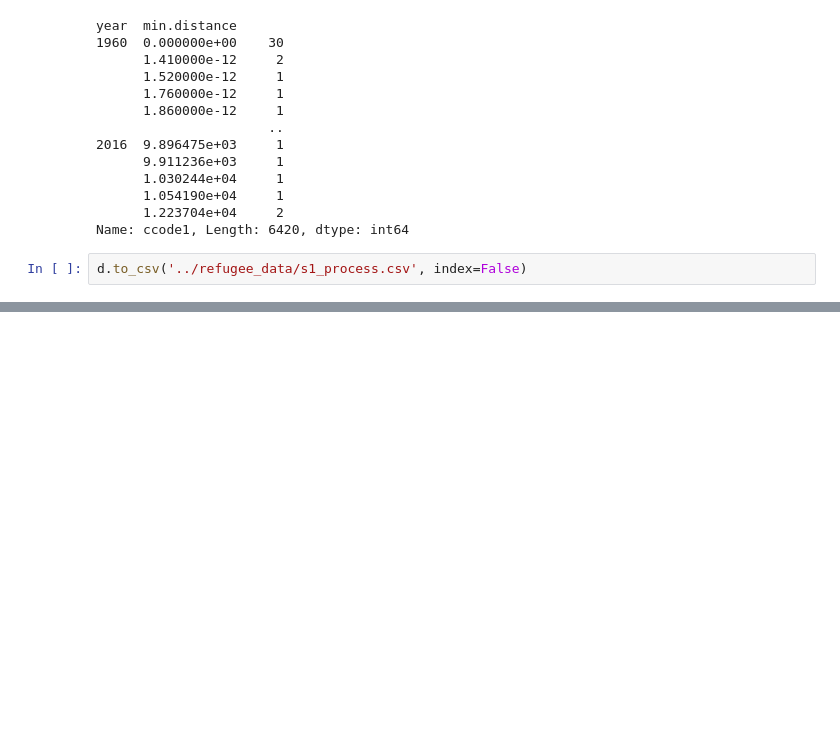
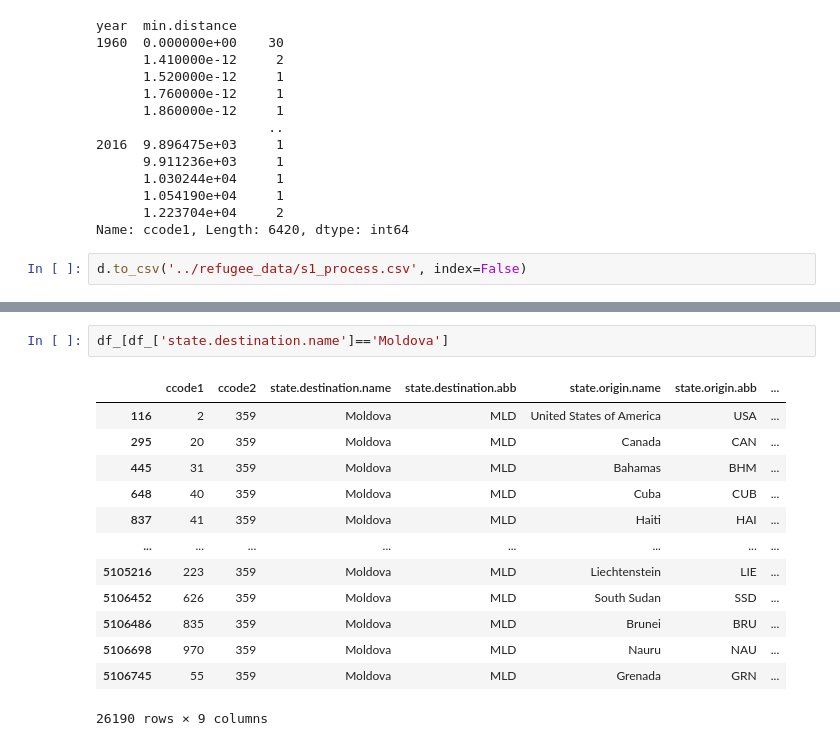
Before and after one commit to jataware/refugee_modeling, a Jupyter notebook: data_prep/graph-data-alignment.ipynb, the cells around one changed output, grey strips where cells are left out. Cells and saved outputs as stored; diff of their text form; blank space fills up the shorter version.

```diff
--- a/data_prep/graph-data-alignment.ipynb
+++ b/data_prep/graph-data-alignment.ipynb
@@ -232,0 +272,16 @@ d.to_csv('../refugee_data/s1_process.csv', index=False)
+# %%
+df_[df_['state.destination.name']=='Moldova']
+# %% [output]
+|  | ccode1 | ccode2 | state.destination.name | state.destination.abb | state.origin.name | state.origin.abb | ... |
+| 116 | 2 | 359 | Moldova | MLD | United States of America | USA | ... |
+| 295 | 20 | 359 | Moldova | MLD | Canada | CAN | ... |
+| 445 | 31 | 359 | Moldova | MLD | Bahamas | BHM | ... |
+| 648 | 40 | 359 | Moldova | MLD | Cuba | CUB | ... |
+| 837 | 41 | 359 | Moldova | MLD | Haiti | HAI | ... |
+| ... | ... | ... | ... | ... | ... | ... | ... |
+| 5105216 | 223 | 359 | Moldova | MLD | Liechtenstein | LIE | ... |
+| 5106452 | 626 | 359 | Moldova | MLD | South Sudan | SSD | ... |
+| 5106486 | 835 | 359 | Moldova | MLD | Brunei | BRU | ... |
+| 5106698 | 970 | 359 | Moldova | MLD | Nauru | NAU | ... |
+| 5106745 | 55 | 359 | Moldova | MLD | Grenada | GRN | ... |
+26190 rows × 9 columns
```
Also changed, not shown: parts of 20 cells of this notebook, 10 other files.
